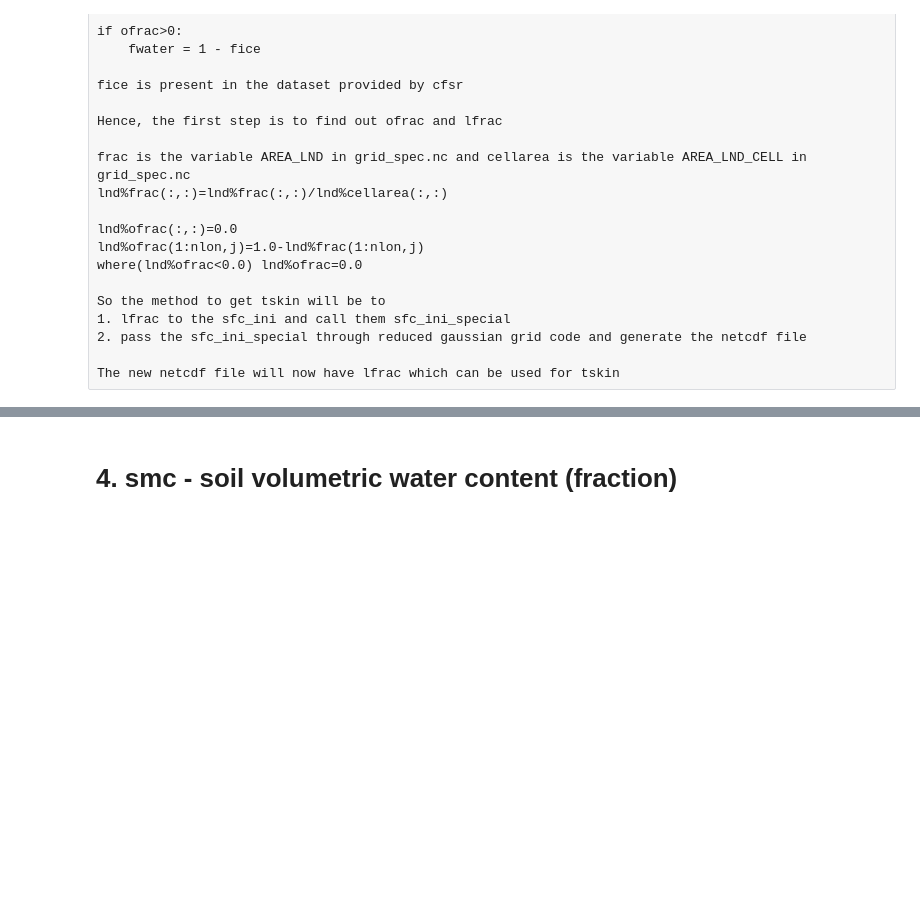
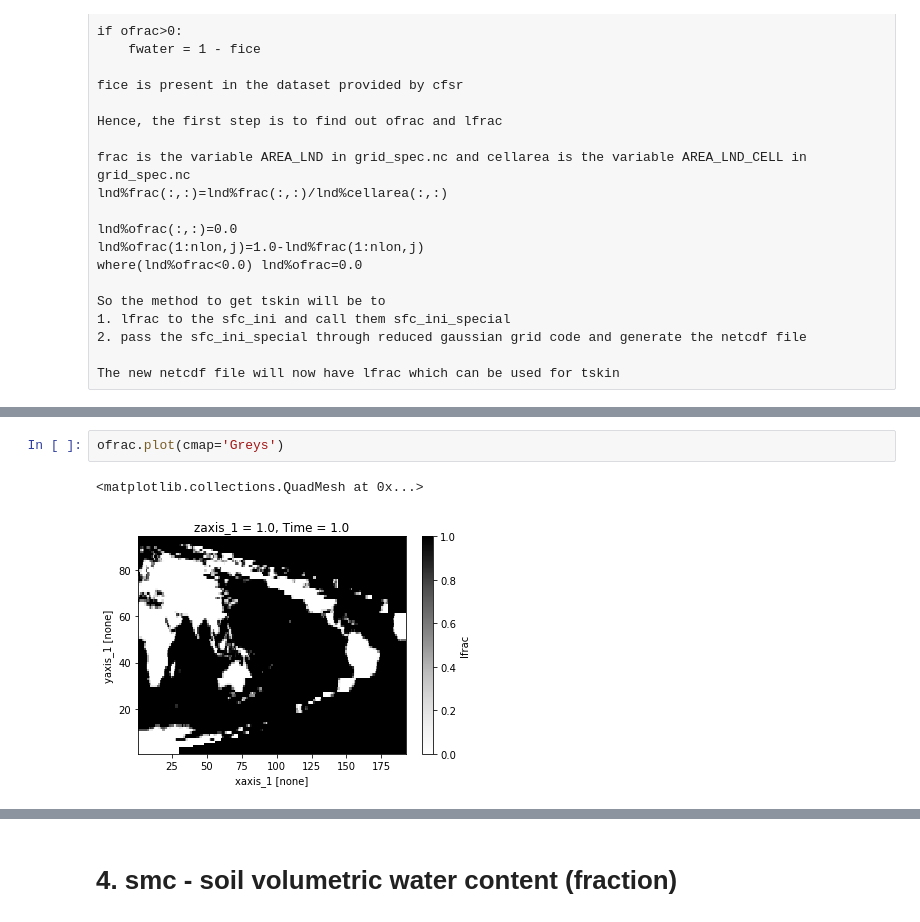
Before and after one commit to manmeet3591/python_class, a Jupyter notebook: xarray_tutorial/analyse_compare_surface_restart.ipynb, the cells around one changed output, grey strips where cells are left out. Cells and saved outputs as stored; diff of their text form; blank space fills up the shorter version.

```diff
--- a/xarray_tutorial/analyse_compare_surface_restart.ipynb
+++ b/xarray_tutorial/analyse_compare_surface_restart.ipynb
@@ -123,0 +170,5 @@ The new netcdf file will now have lfrac which can be used for tskin
+# %%
+ofrac.plot(cmap='Greys')
+# %% [output]
+<matplotlib.collections.QuadMesh at 0x...>
+[figure, added]
```
Also changed, not shown: parts of 49 cells of this notebook.
